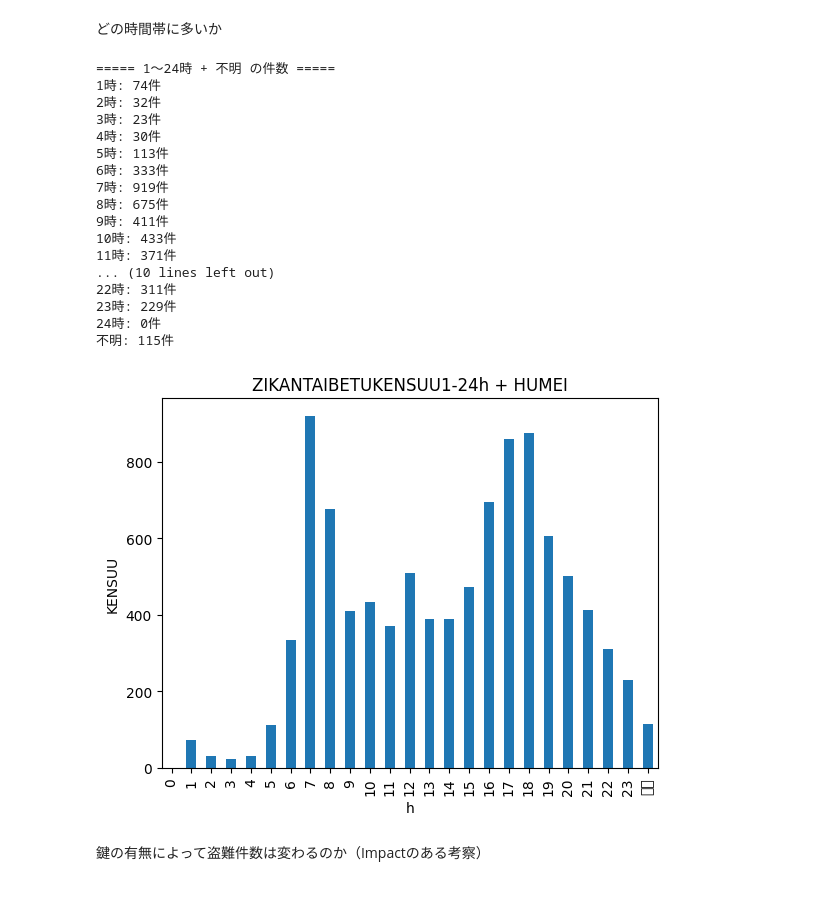
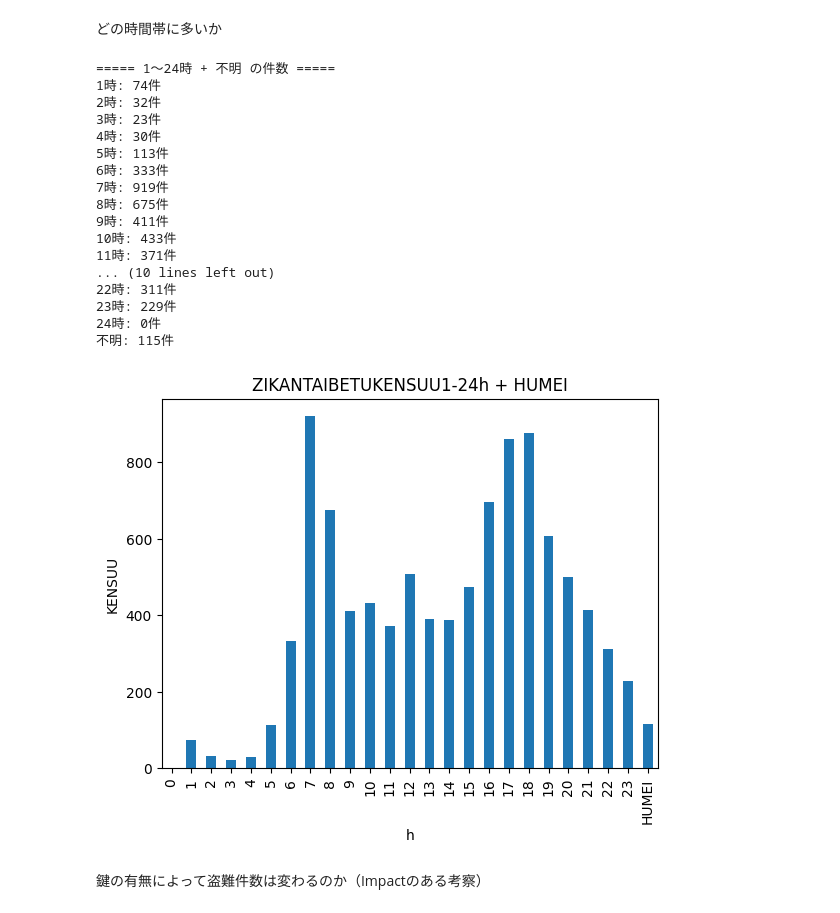
Before and after one commit to a250819a-crypto/me, a Jupyter notebook: week8/jitensha.ipynb, the cells around one changed output. Cells and saved outputs as stored; diff of their text form; code cells hidden in the pictures.

```diff
--- a/week8/jitensha.ipynb
+++ b/week8/jitensha.ipynb
@@ -170,35 +170,35 @@ hour_counts = valid_df[time_col].value_counts().sort_index()
 print("===== 1〜24時 + 不明 の件数 =====")
 for h in range(1, 25):
     print(f"{h}時: {hour_counts.get(h, 0)}件")
 print(f"不明: {unknown_count}件")
 
 plot_data = hour_counts.reindex(range(0, 24), fill_value=0)
-plot_data["不明"] = unknown_count
+plot_data["HUMEI"] = unknown_count
 
 plot_data.plot(kind="bar")
 plt.title("ZIKANTAIBETUKENSUU1-24h + HUMEI")
 plt.xlabel("h")
 plt.ylabel("KENSUU")
 plt.show()
 # %% [output]
 ===== 1〜24時 + 不明 の件数 =====
 1時: 74件
 2時: 32件
 3時: 23件
 4時: 30件
 5時: 113件
 6時: 333件
 7時: 919件
 8時: 675件
 9時: 411件
 10時: 433件
 11時: 371件
 ... (10 lines left out)
 22時: 311件
 23時: 229件
 24時: 0件
 不明: 115件
-[figure, old version]
+[figure, new version]
 # %% [markdown]
 鍵の有無によって盗難件数は変わるのか（Impactのある考察）
 # %%
```
Also changed, not shown: parts of 1 cell of this notebook.
